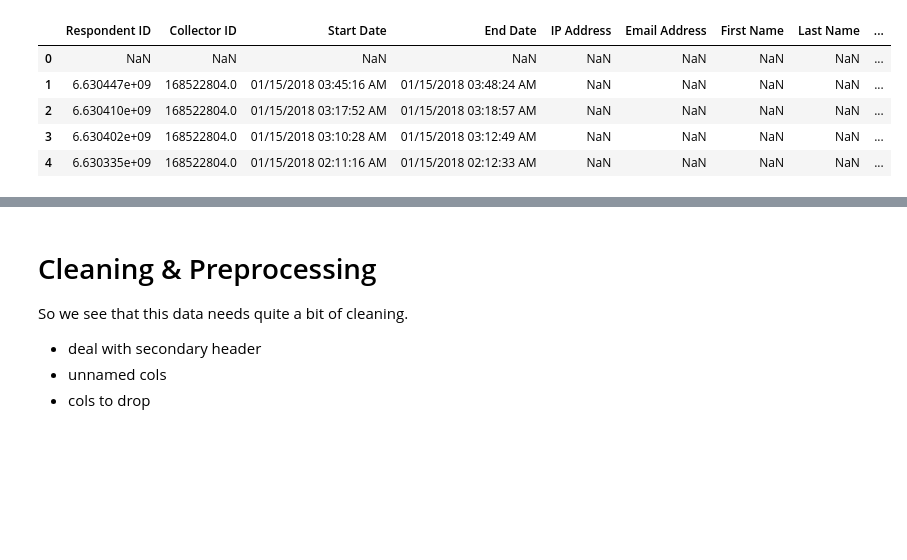
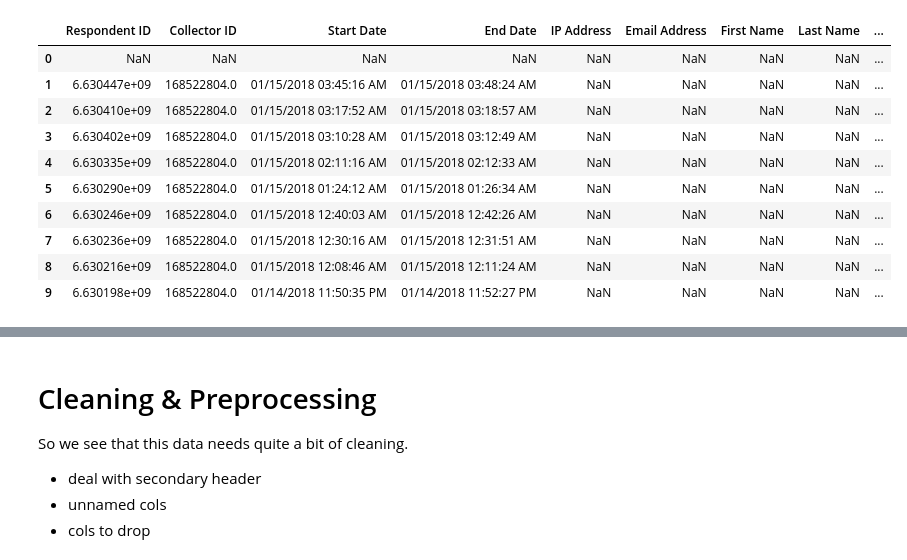
Before and after one commit to camerongridley/UnemploymentMentalHealth, a Jupyter notebook: ModelingV2.ipynb, the cells around one changed output, grey strips where cells are left out. Cells and saved outputs as stored; diff of their text form; code cells hidden in the pictures; blank space fills up the shorter version.

```diff
--- a/ModelingV2.ipynb
+++ b/ModelingV2.ipynb
@@ -6,15 +6,20 @@ import seaborn as sns
 # %%
 pd.set_option('display.max_columns', None)
 pd.set_option('display.max_rows', None)
 data = pd.read_csv('data/Mental Illness Survey 1.csv')
-data.head()
+data.head(10)
 # %% [output]
 |  | Respondent ID | Collector ID | Start Date | End Date | IP Address | Email Address | First Name | Last Name | ... |
 | 0 | NaN | NaN | NaN | NaN | NaN | NaN | NaN | NaN | ... |
 | 1 | 6.630447e+09 | 168522804.0 | 01/15/2018 03:45:16 AM | 01/15/2018 03:48:24 AM | NaN | NaN | NaN | NaN | ... |
 | 2 | 6.630410e+09 | 168522804.0 | 01/15/2018 03:17:52 AM | 01/15/2018 03:18:57 AM | NaN | NaN | NaN | NaN | ... |
 | 3 | 6.630402e+09 | 168522804.0 | 01/15/2018 03:10:28 AM | 01/15/2018 03:12:49 AM | NaN | NaN | NaN | NaN | ... |
 | 4 | 6.630335e+09 | 168522804.0 | 01/15/2018 02:11:16 AM | 01/15/2018 02:12:33 AM | NaN | NaN | NaN | NaN | ... |
+| 5 | 6.630290e+09 | 168522804.0 | 01/15/2018 01:24:12 AM | 01/15/2018 01:26:34 AM | NaN | NaN | NaN | NaN | ... |
+| 6 | 6.630246e+09 | 168522804.0 | 01/15/2018 12:40:03 AM | 01/15/2018 12:42:26 AM | NaN | NaN | NaN | NaN | ... |
+| 7 | 6.630236e+09 | 168522804.0 | 01/15/2018 12:30:16 AM | 01/15/2018 12:31:51 AM | NaN | NaN | NaN | NaN | ... |
+| 8 | 6.630216e+09 | 168522804.0 | 01/15/2018 12:08:46 AM | 01/15/2018 12:11:24 AM | NaN | NaN | NaN | NaN | ... |
+| 9 | 6.630198e+09 | 168522804.0 | 01/14/2018 11:50:35 PM | 01/14/2018 11:52:27 PM | NaN | NaN | NaN | NaN | ... |
 # %%
 data.info()
 # %% [output]
```
Also changed, not shown: parts of 57 cells of this notebook.
